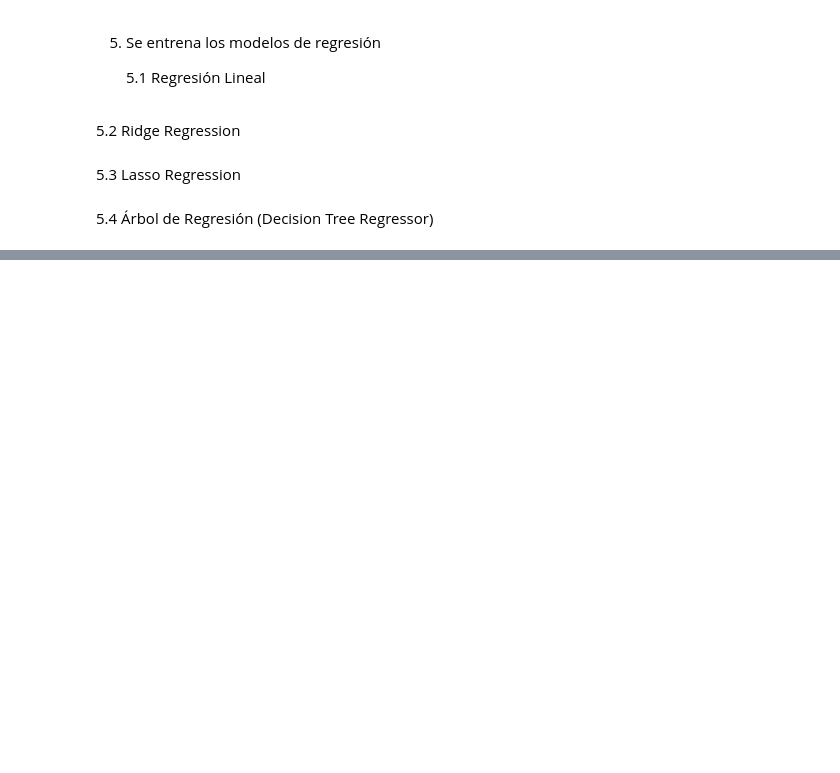
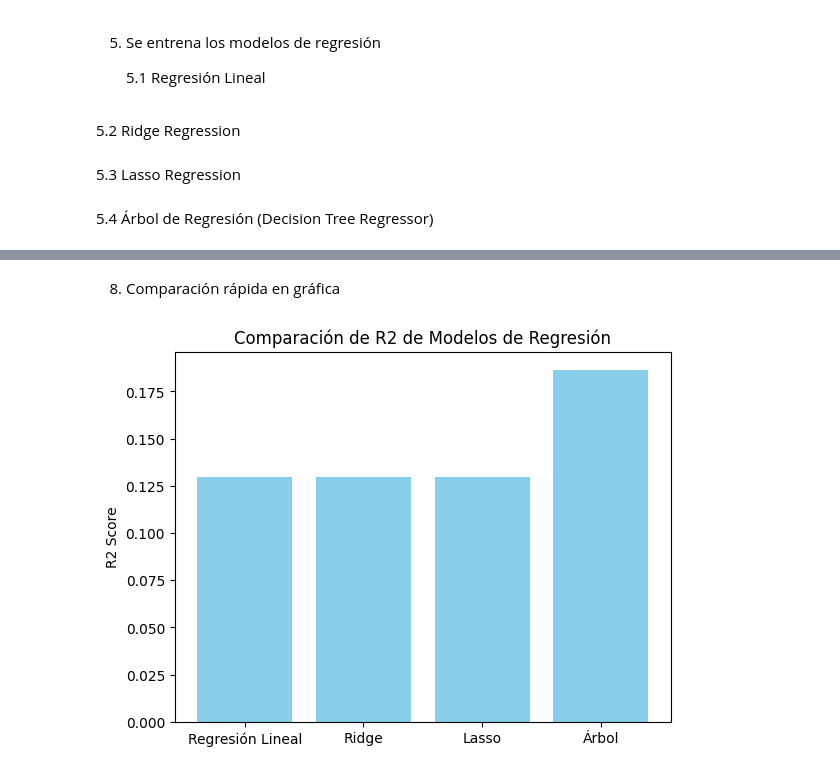
Before and after one commit to BrandonReyes0609/Proyecto3_MD, a Jupyter notebook: main.ipynb, the cells around one changed output, grey strips where cells are left out. Cells and saved outputs as stored; diff of their text form; code cells hidden in the pictures; blank space fills up the shorter version.

Commit message:
resultados de modelos}

```diff
--- a/main.ipynb
+++ b/main.ipynb
@@ -361,0 +402,17 @@ y_pred_tree = tree_model.predict(X_test)
+# %% [markdown]
+8. Comparación rápida en gráfica
+# %%
+modelos = ["Regresión Lineal", "Ridge", "Lasso", "Árbol"]
+r2_scores = [
+    r2_score(y_test, y_pred_lr),
+    r2_score(y_test, y_pred_ridge),
+    r2_score(y_test, y_pred_lasso),
+    r2_score(y_test, y_pred_tree)
+]
+
+plt.bar(modelos, r2_scores, color='skyblue')
+plt.ylabel("R2 Score")
+plt.title("Comparación de R2 de Modelos de Regresión")
+plt.show()
+# %% [output]
+[figure, added]
```
Also changed, not shown: parts of 5 cells of this notebook.
